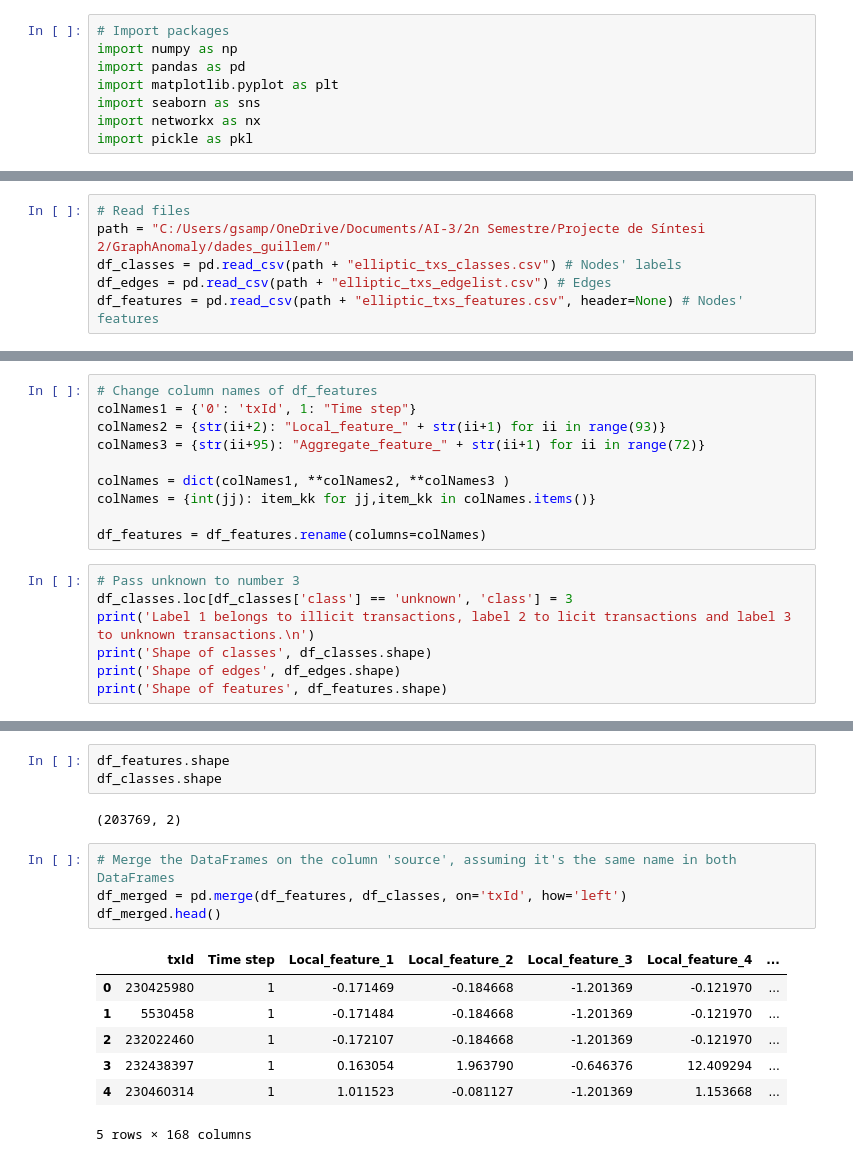
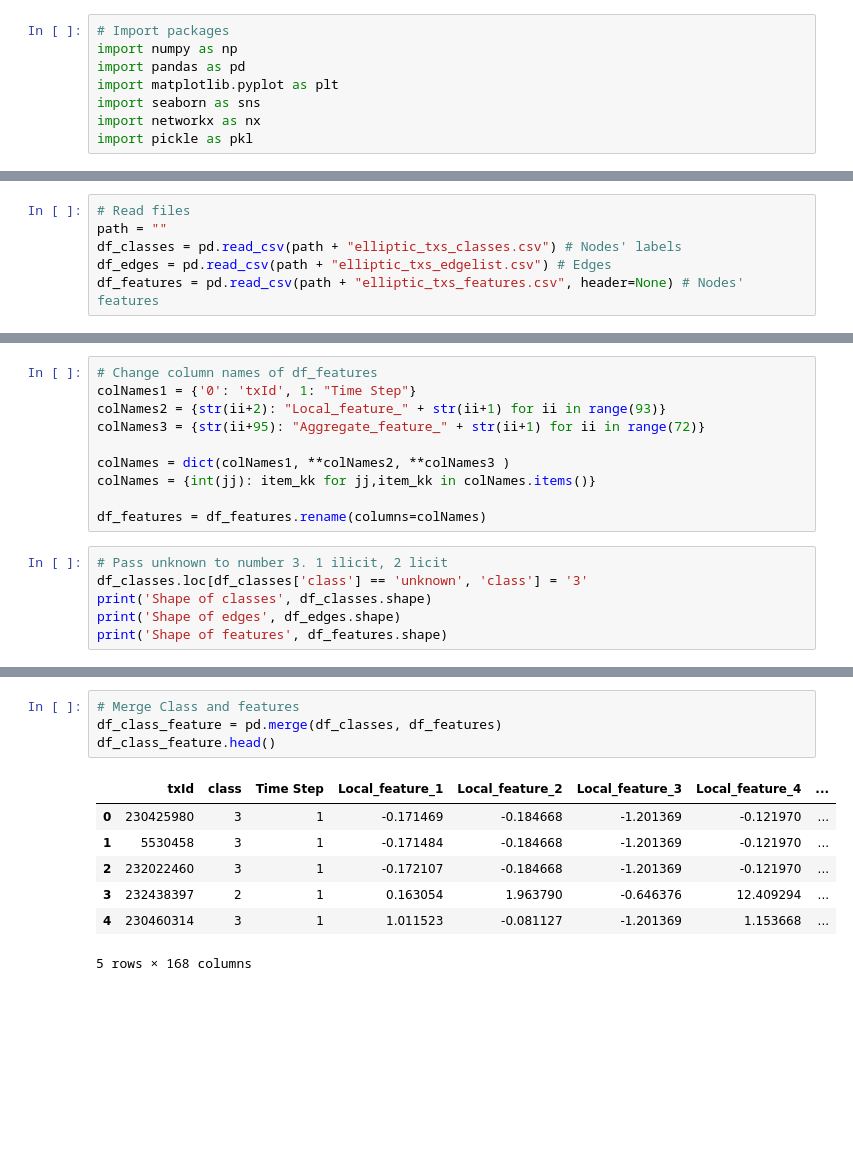
Before and after one commit to Arnau1/GraphAnomaly, a Jupyter notebook: ViewData.ipynb, the cells around one changed output, grey strips where cells are left out. Drawn from its saved outputs; the diff is of its cells as text; blank space fills up the shorter version.

```diff
--- a/ViewData.ipynb
+++ b/ViewData.ipynb
@@ -15,6 +15,6 @@ import pickle as pkl
 # %%
 # Read files
-path = "C:/Users/gsamp/OneDrive/Documents/AI-3/2n Semestre/Projecte de Síntesi 2/GraphAnomaly/dades_guillem/"
+path = ""
 df_classes = pd.read_csv(path + "elliptic_txs_classes.csv") # Nodes' labels
 df_edges = pd.read_csv(path + "elliptic_txs_edgelist.csv") # Edges
 df_features = pd.read_csv(path + "elliptic_txs_features.csv", header=None) # Nodes' features
@@ -30,6 +21,6 @@ df_classes.head()
 # %%
 # Change column names of df_features
-colNames1 = {'0': 'txId', 1: "Time step"}
+colNames1 = {'0': 'txId', 1: "Time Step"}
 colNames2 = {str(ii+2): "Local_feature_" + str(ii+1) for ii in range(93)}
 colNames3 = {str(ii+95): "Aggregate_feature_" + str(ii+1) for ii in range(72)}
 
@@ -38,9 +29,8 @@ colNames = {int(jj): item_kk for jj,item_kk in colNames.items()}
 
 df_features = df_features.rename(columns=colNames)
 # %%
-# Pass unknown to number 3
-df_classes.loc[df_classes['class'] == 'unknown', 'class'] = 3
-print('Label 1 belongs to illicit transactions, label 2 to licit transactions and label 3 to unknown transactions.\n')
+# Pass unknown to number 3. 1 ilicit, 2 licit
+df_classes.loc[df_classes['class'] == 'unknown', 'class'] = '3'
 print('Shape of classes', df_classes.shape)
 print('Shape of edges', df_edges.shape)
 print('Shape of features', df_features.shape)
@@ -63,17 +43,12 @@ df_classes.groupby(['class']).count()
-# %%
-df_features.shape
-df_classes.shape
-# %% [output]
-(203769, 2)
 # %%
-# Merge the DataFrames on the column 'source', assuming it's the same name in both DataFrames
-df_merged = pd.merge(df_features, df_classes, on='txId', how='left')
-df_merged.head()
+# Merge Class and features
+df_class_feature = pd.merge(df_classes, df_features)
+df_class_feature.head()
 # %% [output]
-|  | txId | Time step | Local_feature_1 | Local_feature_2 | Local_feature_3 | Local_feature_4 | ... |
-| 0 | 230425980 | 1 | -0.171469 | -0.184668 | -1.201369 | -0.121970 | ... |
-| 1 | 5530458 | 1 | -0.171484 | -0.184668 | -1.201369 | -0.121970 | ... |
-| 2 | 232022460 | 1 | -0.172107 | -0.184668 | -1.201369 | -0.121970 | ... |
-| 3 | 232438397 | 1 | 0.163054 | 1.963790 | -0.646376 | 12.409294 | ... |
-| 4 | 230460314 | 1 | 1.011523 | -0.081127 | -1.201369 | 1.153668 | ... |
+|  | txId | class | Time Step | Local_feature_1 | Local_feature_2 | Local_feature_3 | Local_feature_4 | ... |
+| 0 | 230425980 | 3 | 1 | -0.171469 | -0.184668 | -1.201369 | -0.121970 | ... |
+| 1 | 5530458 | 3 | 1 | -0.171484 | -0.184668 | -1.201369 | -0.121970 | ... |
+| 2 | 232022460 | 3 | 1 | -0.172107 | -0.184668 | -1.201369 | -0.121970 | ... |
+| 3 | 232438397 | 2 | 1 | 0.163054 | 1.963790 | -0.646376 | 12.409294 | ... |
+| 4 | 230460314 | 3 | 1 | 1.011523 | -0.081127 | -1.201369 | 1.153668 | ... |
 5 rows × 168 columns
```
Also changed, not shown: parts of 35 cells of this notebook.
